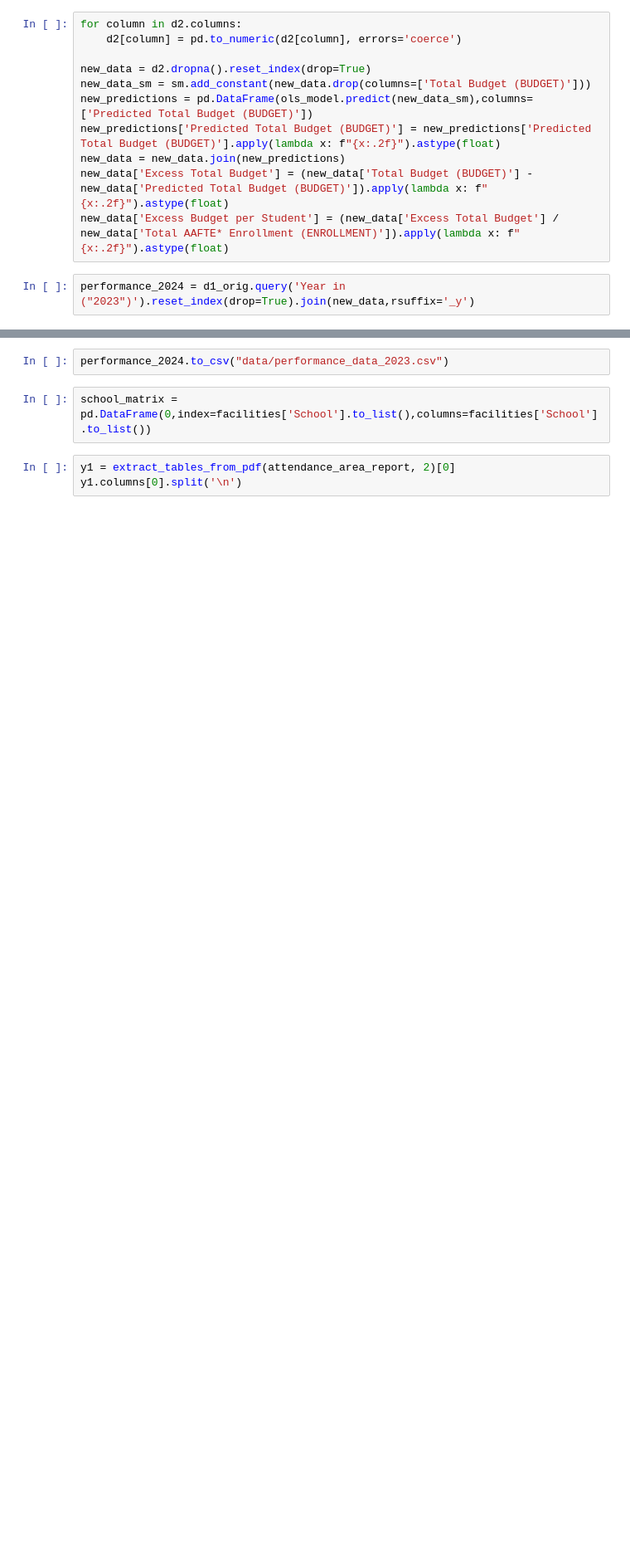
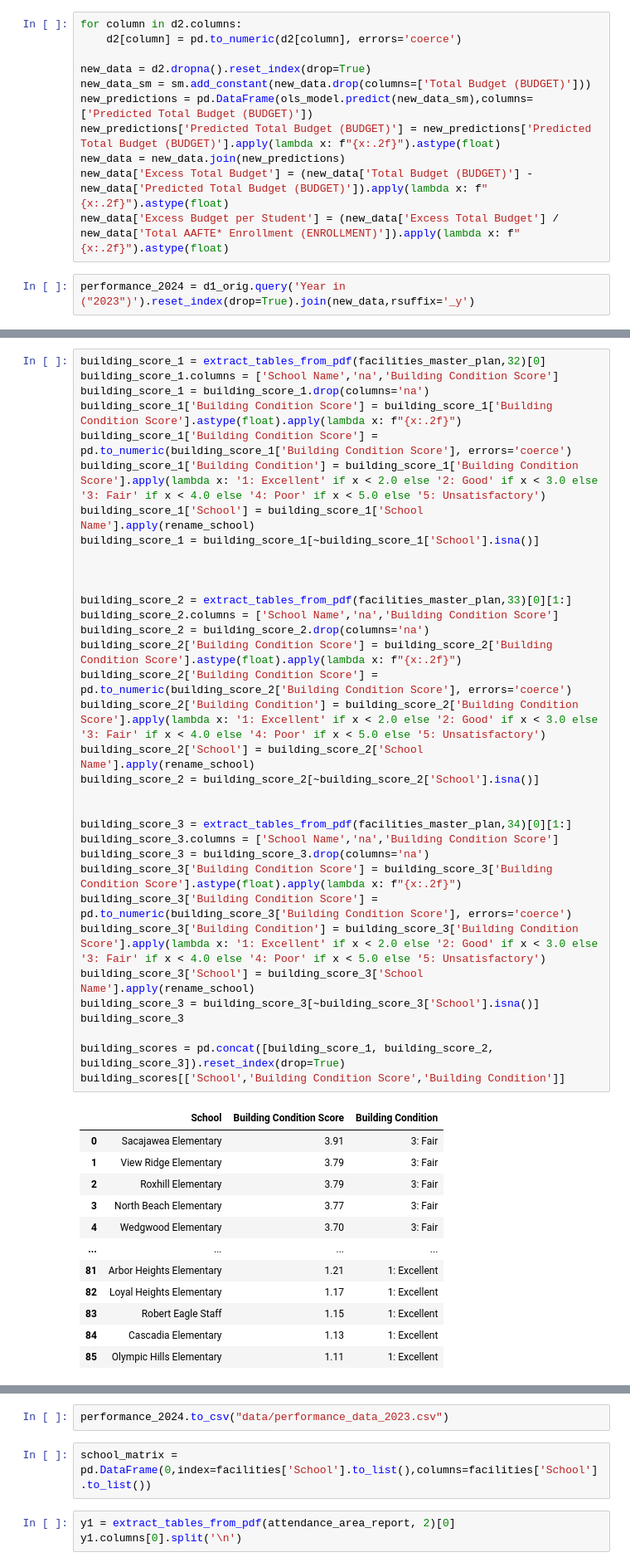
Before and after one commit to chrislydick/sps-budget-analysis, a Jupyter notebook: elementary_school_data_extract.ipynb, the cells around one changed output, grey strips where cells are left out. Shown at 83% size. Drawn from its saved outputs; the diff is of its cells as text; blank space fills up the shorter version.

```diff
--- a/elementary_school_data_extract.ipynb
+++ b/elementary_school_data_extract.ipynb
@@ -1756,0 +1740,47 @@ TypeError: '<' not supported between instances of 'str' and 'float'
+# %%
+building_score_1 = extract_tables_from_pdf(facilities_master_plan,32)[0]
+building_score_1.columns = ['School Name','na','Building Condition Score']
+building_score_1 = building_score_1.drop(columns='na')
+building_score_1['Building Condition Score'] = building_score_1['Building Condition Score'].astype(float).apply(lambda x: f"{x:.2f}")
+building_score_1['Building Condition Score'] = pd.to_numeric(building_score_1['Building Condition Score'], errors='coerce')
+building_score_1['Building Condition'] = building_score_1['Building Condition Score'].apply(lambda x: '1: Excellent' if x < 2.0 else '2: Good' if x < 3.0 else '3: Fair' if x < 4.0 else '4: Poor' if x < 5.0 else '5: Unsatisfactory')
+building_score_1['School'] = building_score_1['School Name'].apply(rename_school)
+building_score_1 = building_score_1[~building_score_1['School'].isna()]
+
+
+
+building_score_2 = extract_tables_from_pdf(facilities_master_plan,33)[0][1:]
+building_score_2.columns = ['School Name','na','Building Condition Score']
+building_score_2 = building_score_2.drop(columns='na')
+building_score_2['Building Condition Score'] = building_score_2['Building Condition Score'].astype(float).apply(lambda x: f"{x:.2f}")
+building_score_2['Building Condition Score'] = pd.to_numeric(building_score_2['Building Condition Score'], errors='coerce')
+building_score_2['Building Condition'] = building_score_2['Building Condition Score'].apply(lambda x: '1: Excellent' if x < 2.0 else '2: Good' if x < 3.0 else '3: Fair' if x < 4.0 else '4: Poor' if x < 5.0 else '5: Unsatisfactory')
+building_score_2['School'] = building_score_2['School Name'].apply(rename_school)
+building_score_2 = building_score_2[~building_score_2['School'].isna()]
+
+
+building_score_3 = extract_tables_from_pdf(facilities_master_plan,34)[0][1:]
+building_score_3.columns = ['School Name','na','Building Condition Score']
+building_score_3 = building_score_3.drop(columns='na')
+building_score_3['Building Condition Score'] = building_score_3['Building Condition Score'].astype(float).apply(lambda x: f"{x:.2f}")
+building_score_3['Building Condition Score'] = pd.to_numeric(building_score_3['Building Condition Score'], errors='coerce')
+building_score_3['Building Condition'] = building_score_3['Building Condition Score'].apply(lambda x: '1: Excellent' if x < 2.0 else '2: Good' if x < 3.0 else '3: Fair' if x < 4.0 else '4: Poor' if x < 5.0 else '5: Unsatisfactory')
+building_score_3['School'] = building_score_3['School Name'].apply(rename_school)
+building_score_3 = building_score_3[~building_score_3['School'].isna()]
+building_score_3
+
+building_scores = pd.concat([building_score_1, building_score_2, building_score_3]).reset_index(drop=True)
+building_scores[['School','Building Condition Score','Building Condition']]
+# %% [output]
+|  | School | Building Condition Score | Building Condition |
+| 0 | Sacajawea Elementary | 3.91 | 3: Fair |
+| 1 | View Ridge Elementary | 3.79 | 3: Fair |
+| 2 | Roxhill Elementary | 3.79 | 3: Fair |
+| 3 | North Beach Elementary | 3.77 | 3: Fair |
+| 4 | Wedgwood Elementary | 3.70 | 3: Fair |
+| ... | ... | ... | ... |
+| 81 | Arbor Heights Elementary | 1.21 | 1: Excellent |
+| 82 | Loyal Heights Elementary | 1.17 | 1: Excellent |
+| 83 | Robert Eagle Staff | 1.15 | 1: Excellent |
+| 84 | Cascadia Elementary | 1.13 | 1: Excellent |
+| 85 | Olympic Hills Elementary | 1.11 | 1: Excellent |
```
Also changed, not shown: parts of 16 cells of this notebook, 3 other files.
